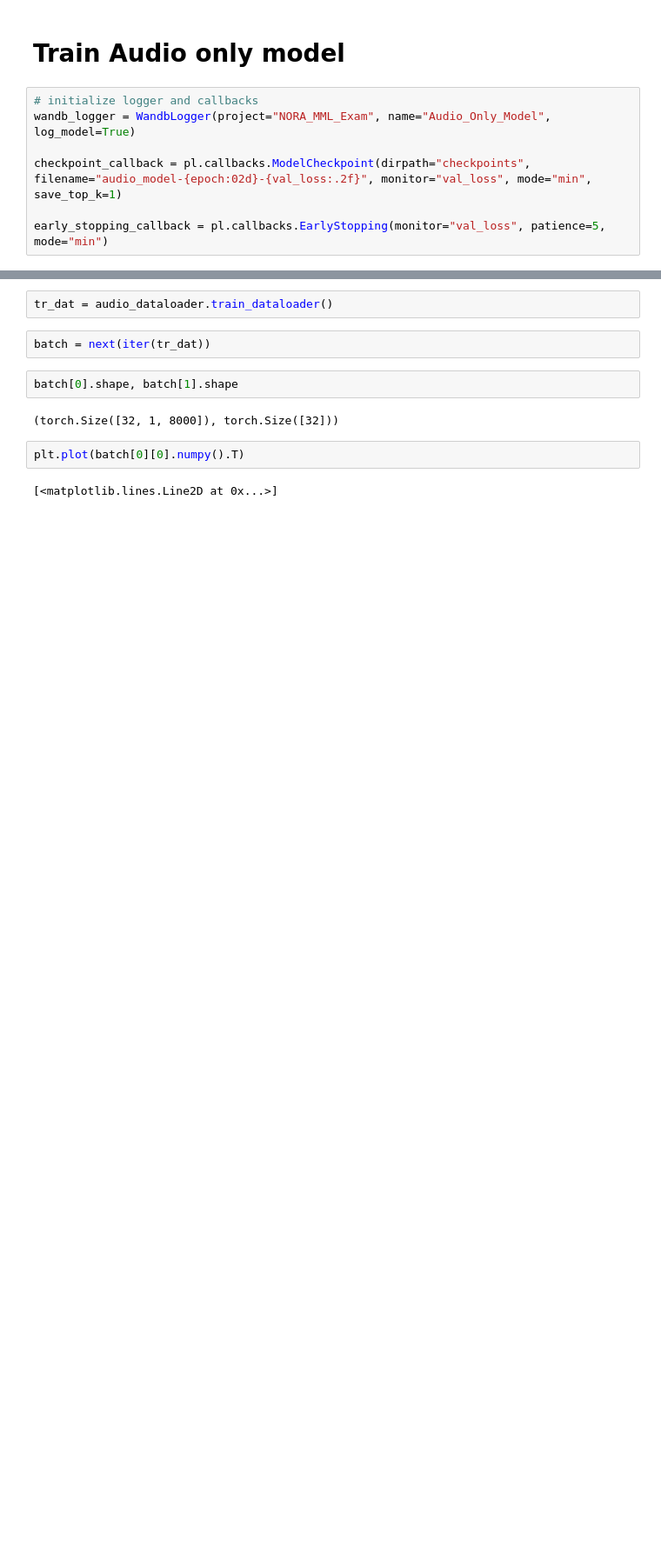
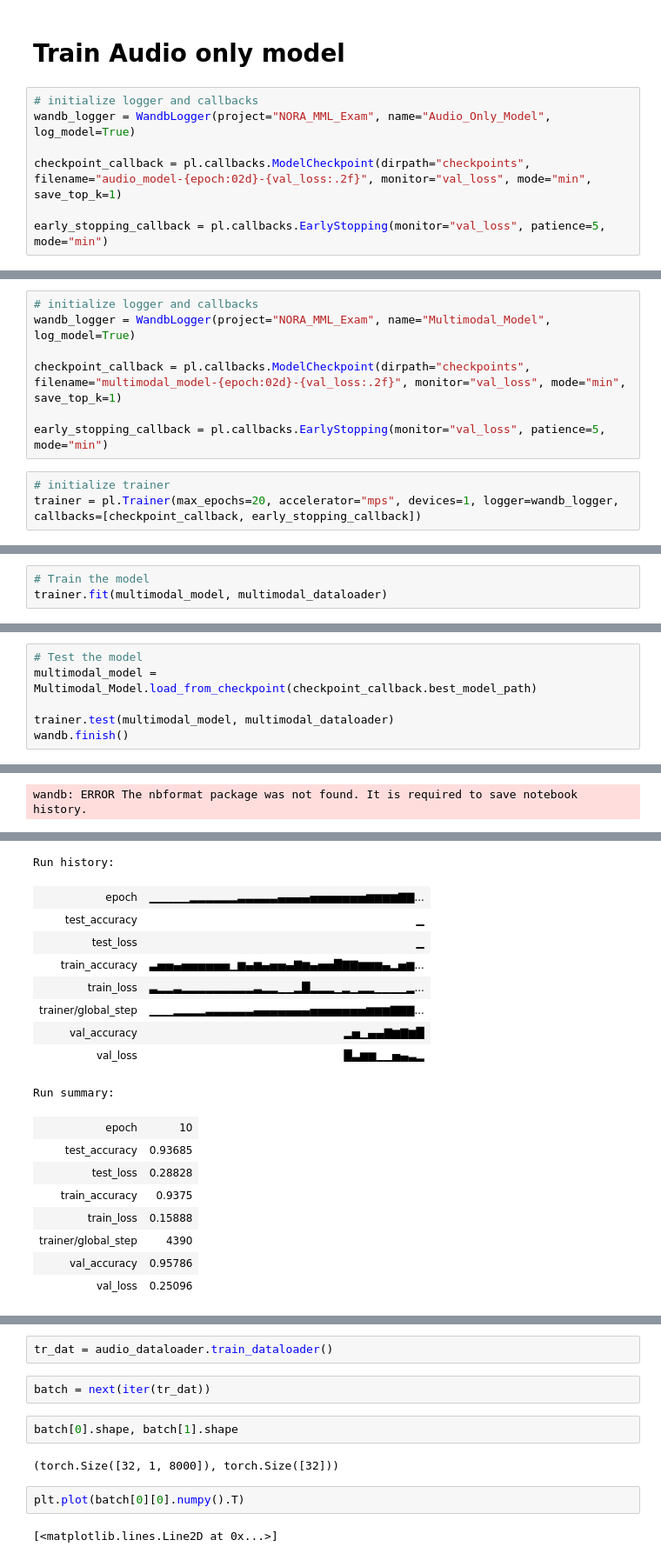
Before and after one commit to hzavadil98/NORA_MML, a Jupyter notebook: Exam/src/main.ipynb, the cells around one changed output, grey strips where cells are left out. Shown at 87% size. Cells and saved outputs as stored; diff of their text form; blank space fills up the shorter version.

```diff
--- a/Exam/src/main.ipynb
+++ b/Exam/src/main.ipynb
@@ -146,0 +168,10 @@ trainer.test(audio_model, audio_dataloader)
+# %%
+# initialize logger and callbacks
+wandb_logger = WandbLogger(project="NORA_MML_Exam", name="Multimodal_Model", log_model=True)
+
+checkpoint_callback = pl.callbacks.ModelCheckpoint(dirpath="checkpoints", filename="multimodal_model-{epoch:02d}-{val_loss:.2f}", monitor="val_loss", mode="min", save_top_k=1)
+
+early_stopping_callback = pl.callbacks.EarlyStopping(monitor="val_loss", patience=5, mode="min")
+# %%
+# initialize trainer
+trainer = pl.Trainer(max_epochs=20, accelerator="mps", devices=1, logger=wandb_logger, callbacks=[checkpoint_callback, early_stopping_callback])
@@ -146,0 +182,3 @@ trainer.test(audio_model, audio_dataloader)
+# %%
+# Train the model
+trainer.fit(multimodal_model, multimodal_dataloader)
@@ -146,0 +208,7 @@ trainer.test(audio_model, audio_dataloader)
+# %%
+# Test the model
+multimodal_model = Multimodal_Model.load_from_checkpoint(checkpoint_callback.best_model_path)
+
+trainer.test(multimodal_model, multimodal_dataloader)
+wandb.finish()
+# %% [output]
@@ -146,0 +221 @@ trainer.test(audio_model, audio_dataloader)
+wandb: ERROR The nbformat package was not found. It is required to save notebook history.
@@ -146,0 +223,18 @@ trainer.test(audio_model, audio_dataloader)
+Run history:
+| epoch | ▁▁▁▁▁▂▂▂▂▂▂▃▃▃▃▃▄▄▄▄▅▅▅▅▅▅▅▆▆▆▆▇▇... |
+| test_accuracy | ▁ |
+| test_loss | ▁ |
+| train_accuracy | ▃▅▅▄▅▅▅▅▅▅▁▆▄▆▄▅▅▄▇▆▄▅▅█▇▇▆▆▆▄▂▅▆... |
+| train_loss | ▃▂▂▃▂▂▂▂▂▂▂▂▂▃▂▂▁▁▂█▂▂▂▁▂▁▂▂▁▁▁▁▂... |
+| trainer/global_step | ▁▁▁▂▂▂▂▃▃▃▃▃▃▄▄▄▄▄▄▄▅▅▅▅▅▅▅▆▆▆▇▇▇... |
+| val_accuracy | ▂▅▁▄▄▇▆▇▆█ |
+| val_loss | █▃▆▆▁▁▅▄▃▂ |
+Run summary:
+| epoch | 10 |
+| test_accuracy | 0.93685 |
+| test_loss | 0.28828 |
+| train_accuracy | 0.9375 |
+| train_loss | 0.15888 |
+| trainer/global_step | 4390 |
+| val_accuracy | 0.95786 |
+| val_loss | 0.25096 |
```
Also changed, not shown: parts of 12 cells of this notebook, 3 other files.
